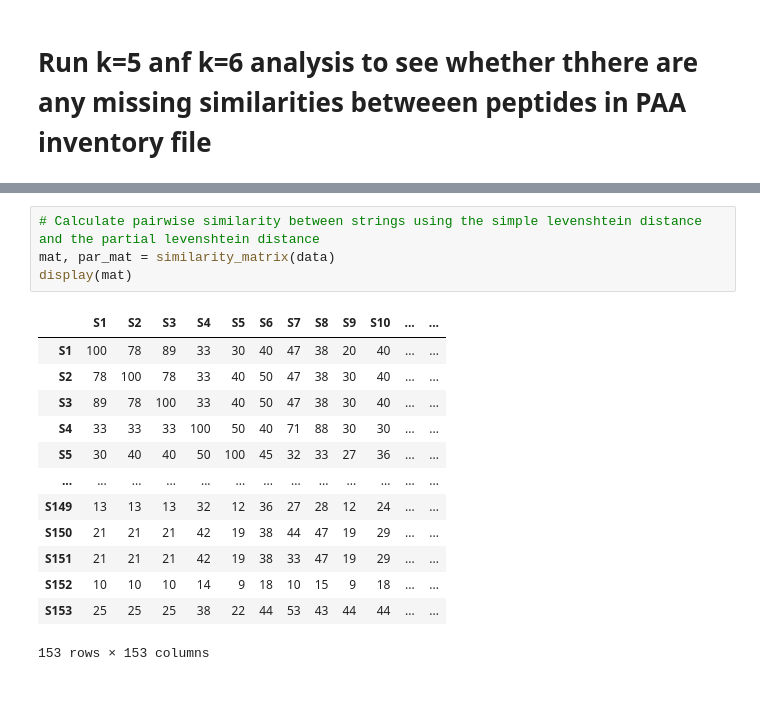
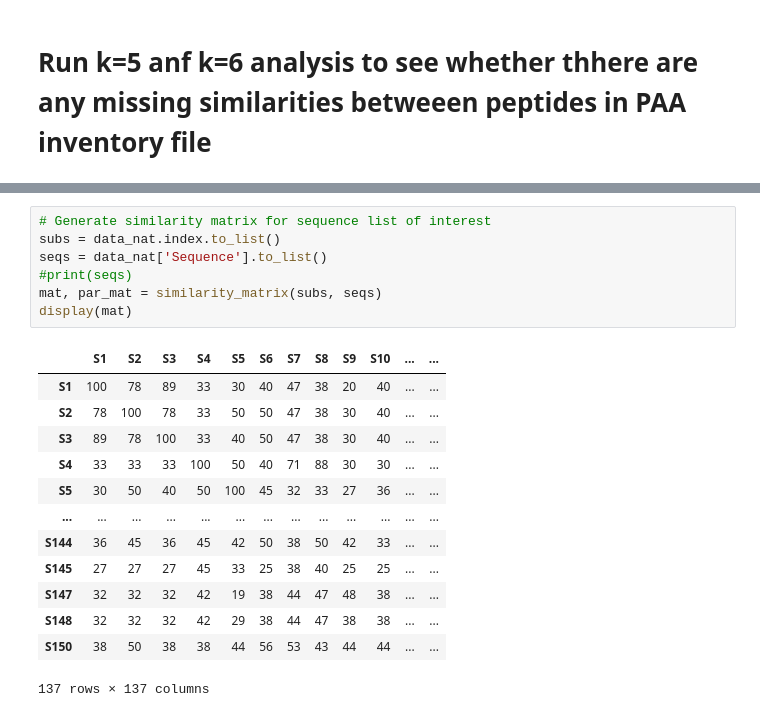
Before and after one commit to avaamini/protease_activity_analysis, a Jupyter notebook: notebooks/kmer_analysis_paa.ipynb, the cells around one changed output, grey strips where cells are left out. Cells and saved outputs as stored; diff of their text form.

```diff
--- a/notebooks/kmer_analysis_paa.ipynb
+++ b/notebooks/kmer_analysis_paa.ipynb
@@ -138,24 +315,27 @@ def similarity_matrix(mat):
         j=j+1
 
     return sim_m, sim_par_m
-# %%
-# Calculate pairwise similarity between strings using the simple levenshtein distance and the partial levenshtein distance
-mat, par_mat = similarity_matrix(data)
-display(mat)
-# %% [output]
-|  | S1 | S2 | S3 | S4 | S5 | S6 | S7 | S8 | S9 | S10 | ... | ... |
-| S1 | 100 | 78 | 89 | 33 | 30 | 40 | 47 | 38 | 20 | 40 | ... | ... |
-| S2 | 78 | 100 | 78 | 33 | 40 | 50 | 47 | 38 | 30 | 40 | ... | ... |
-| S3 | 89 | 78 | 100 | 33 | 40 | 50 | 47 | 38 | 30 | 40 | ... | ... |
-| S4 | 33 | 33 | 33 | 100 | 50 | 40 | 71 | 88 | 30 | 30 | ... | ... |
-| S5 | 30 | 40 | 40 | 50 | 100 | 45 | 32 | 33 | 27 | 36 | ... | ... |
-| ... | ... | ... | ... | ... | ... | ... | ... | ... | ... | ... | ... | ... |
-| S149 | 13 | 13 | 13 | 32 | 12 | 36 | 27 | 28 | 12 | 24 | ... | ... |
-| S150 | 21 | 21 | 21 | 42 | 19 | 38 | 44 | 47 | 19 | 29 | ... | ... |
-| S151 | 21 | 21 | 21 | 42 | 19 | 38 | 33 | 47 | 19 | 29 | ... | ... |
-| S152 | 10 | 10 | 10 | 14 | 9 | 18 | 10 | 15 | 9 | 18 | ... | ... |
-| S153 | 25 | 25 | 25 | 38 | 22 | 44 | 53 | 43 | 44 | 44 | ... | ... |
-153 rows × 153 columns
+# %%
+# Generate similarity matrix for sequence list of interest
+subs = data_nat.index.to_list()
+seqs = data_nat['Sequence'].to_list()
+#print(seqs)
+mat, par_mat = similarity_matrix(subs, seqs)
+display(mat)
+# %% [output]
+|  | S1 | S2 | S3 | S4 | S5 | S6 | S7 | S8 | S9 | S10 | ... | ... |
+| S1 | 100 | 78 | 89 | 33 | 30 | 40 | 47 | 38 | 20 | 40 | ... | ... |
+| S2 | 78 | 100 | 78 | 33 | 50 | 50 | 47 | 38 | 30 | 40 | ... | ... |
+| S3 | 89 | 78 | 100 | 33 | 40 | 50 | 47 | 38 | 30 | 40 | ... | ... |
+| S4 | 33 | 33 | 33 | 100 | 50 | 40 | 71 | 88 | 30 | 30 | ... | ... |
+| S5 | 30 | 50 | 40 | 50 | 100 | 45 | 32 | 33 | 27 | 36 | ... | ... |
+| ... | ... | ... | ... | ... | ... | ... | ... | ... | ... | ... | ... | ... |
+| S144 | 36 | 45 | 36 | 45 | 42 | 50 | 38 | 50 | 42 | 33 | ... | ... |
+| S145 | 27 | 27 | 27 | 45 | 33 | 25 | 38 | 40 | 25 | 25 | ... | ... |
+| S147 | 32 | 32 | 32 | 42 | 19 | 38 | 44 | 47 | 48 | 38 | ... | ... |
+| S148 | 32 | 32 | 32 | 42 | 29 | 38 | 44 | 47 | 38 | 38 | ... | ... |
+| S150 | 38 | 50 | 38 | 38 | 44 | 56 | 53 | 43 | 44 | 44 | ... | ... |
+137 rows × 137 columns
 # %%
 # Plot clustermap of similarity scores
 mat = mat.astype(float)
```
Also changed, not shown: parts of 29 cells of this notebook, 3 other files.
